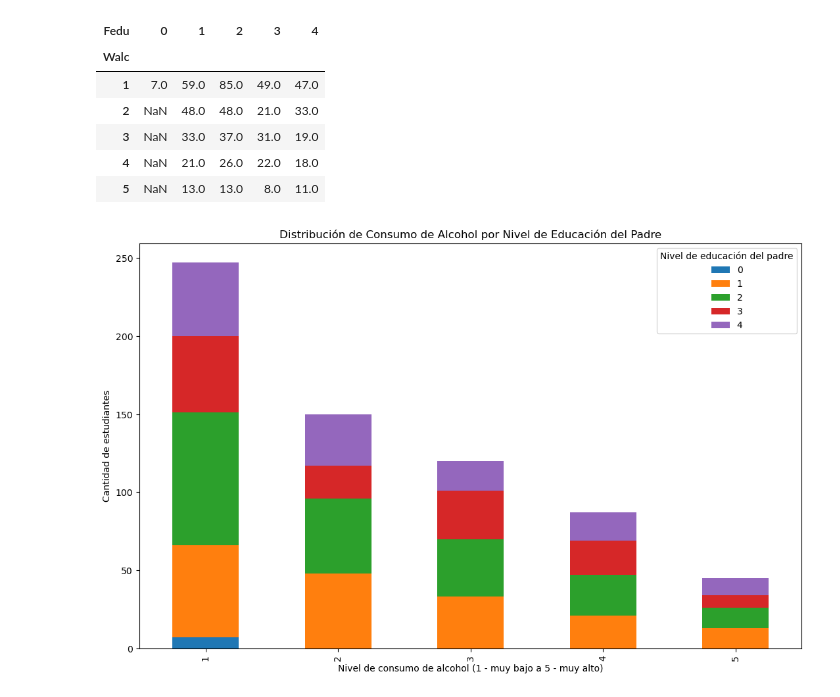
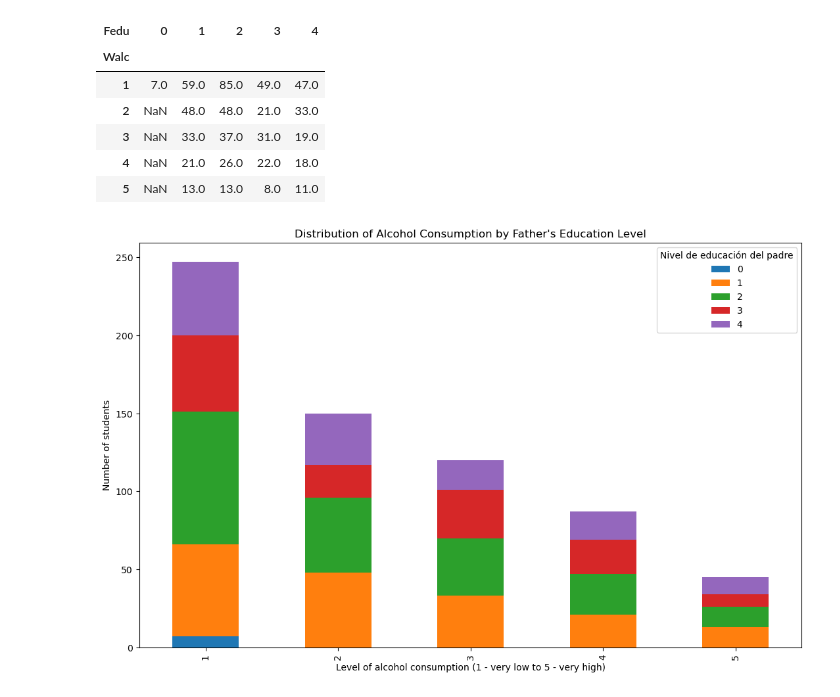
Before and after one commit to SantanaAndres/High-School-Alcoholism-and-Academic-Performance-data-analysis, a Jupyter notebook: main.ipynb, the cells around one changed output. Cells and saved outputs as stored; diff of their text form; code cells hidden in the pictures.

```diff
--- a/main.ipynb
+++ b/main.ipynb
@@ -154,0 +185,13 @@ Text(0, 0.5, 'Amount of students')
+# %%
+fig, ax = plt.subplots(figsize=(10, 8))
+
+colors = ['#1f77b4', '#ff7f0e', '#2ca02c', '#d62728', '#9467bd']
+
+school_df.plot(kind='bar', stacked=True, color=colors, ax=ax)
+
+ax.legend()
+ax.set_xlabel("Level of alcohol consumption (1 - very low to 5 - very high)")
+ax.set_ylabel("Number of students")
+ax.set_title("Alcohol consumption on both schools")
+
+plt.show()
@@ -219,18 +270,16 @@ father_edu_df.T
 # %%
 import matplotlib.pyplot as plt
 
 # Suponiendo que father_edu_df es tu DataFrame
 fig, ax = plt.subplots(figsize=(13, 8))
 
-# Utilizar el método plot de Pandas
 father_edu_df.T.plot(kind='bar', stacked=True, color=colors, ax=ax)
 
 ax.legend(title='Nivel de educación del padre', loc='upper right')
-ax.set_xlabel("Nivel de consumo de alcohol (1 - muy bajo a 5 - muy alto)")
-ax.set_ylabel("Cantidad de estudiantes")
-ax.set_title("Distribución de Consumo de Alcohol por Nivel de Educación del Padre")
+ax.set_xlabel("Level of alcohol consumption (1 - very low to 5 - very high)")
+ax.set_ylabel("Number of students")
+ax.set_title("Distribution of Alcohol Consumption by Father's Education Level")
 
-# Muestra el gráfico
 plt.show()
 # %% [output]
-[figure, old version]
+[figure, new version]
```
Also changed, not shown: parts of 17 cells of this notebook.
